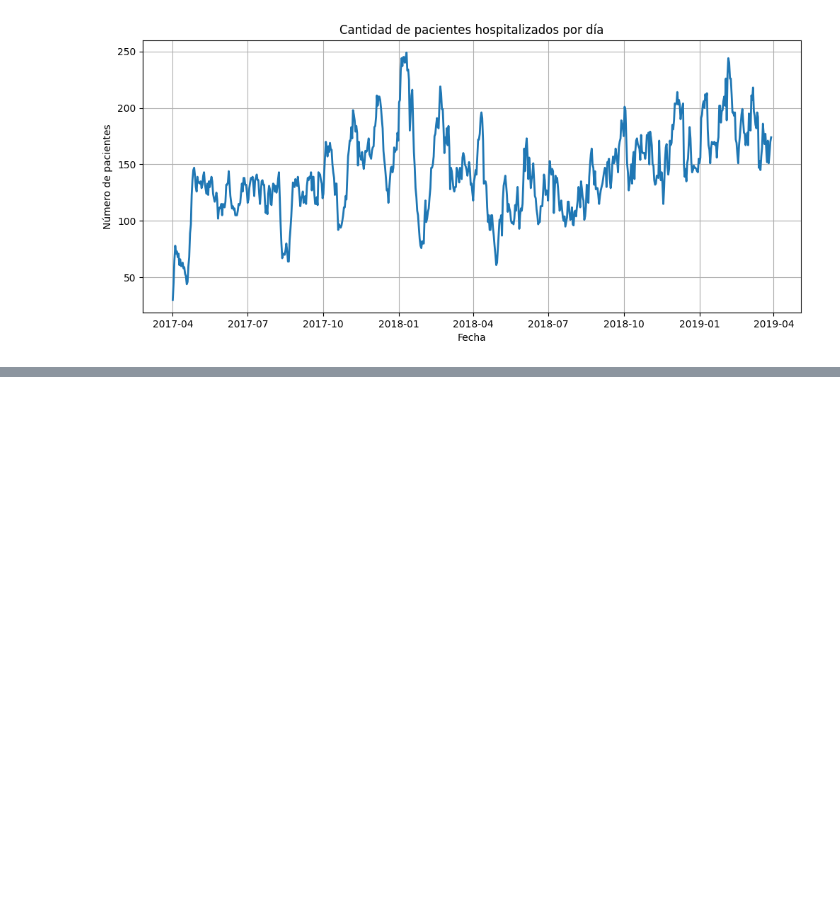
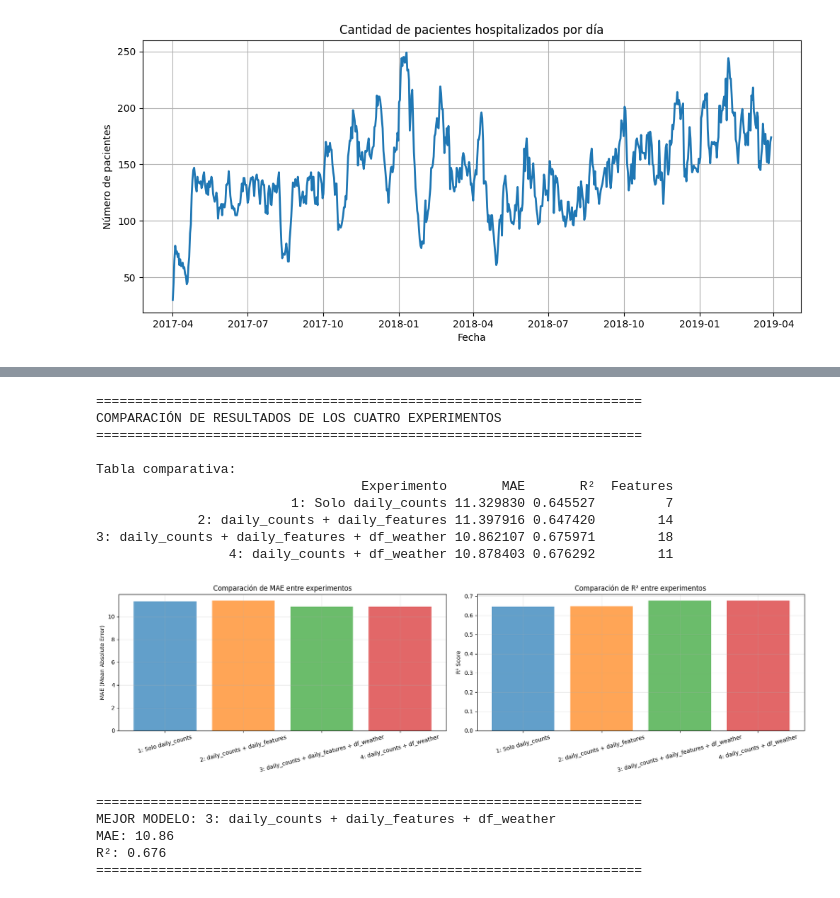
Before and after one commit to Gaby-D/Proyecto_Final_IC_2025, a Jupyter notebook: 04_RandomForest.ipynb, the cells around one changed output, grey strips where cells are left out. Saved outputs shown, nothing was run; the diff lists cells and outputs as text; code cells hidden in the pictures; blank space fills up the shorter version.

```diff
--- a/04_RandomForest.ipynb
+++ b/04_RandomForest.ipynb
@@ -411,0 +584,75 @@ R²: 0.682
+# %%
+# ============================================================================
+# COMPARACIÓN DE RESULTADOS
+# ============================================================================
+print("\n" + "=" * 70)
+print("COMPARACIÓN DE RESULTADOS DE LOS CUATRO EXPERIMENTOS")
+print("=" * 70)
+
+# Crear tabla comparativa
+comparison_df = pd.DataFrame({
+    'Experimento': [
+        '1: Solo daily_counts',
+        '2: daily_counts + daily_features',
+        '3: daily_counts + daily_features + df_weather',
+        '4: daily_counts + df_weather'
+    ],
+    'MAE': [mae_exp1, mae_exp2, mae_exp3, mae_exp4],
+    'R²': [r2_exp1, r2_exp2, r2_exp3, r2_exp4],
+    'Features': [
+        len(feature_cols_exp1),
+        len(feature_cols_exp2),
+        len(feature_cols_exp3),
+        len(feature_cols_exp4)
+    ]
+})
+
+print("\nTabla comparativa:")
+print(comparison_df.to_string(index=False))
+
+# Visualización comparativa
+fig, axes = plt.subplots(1, 2, figsize=(18, 5))
+
+# Gráfico de barras para MAE
+axes[0].bar(comparison_df['Experimento'], comparison_df['MAE'],
+            color=['tab:blue', 'tab:orange', 'tab:green', 'tab:red'], alpha=0.7)
+axes[0].set_ylabel('MAE (Mean Absolute Error)')
+axes[0].set_title('Comparación de MAE entre experimentos')
+axes[0].tick_params(axis='x', rotation=15)
+axes[0].grid(True, alpha=0.3)
+
+# Gráfico de barras para R²
+axes[1].bar(comparison_df['Experimento'], comparison_df['R²'],
+            color=['tab:blue', 'tab:orange', 'tab:green', 'tab:red'], alpha=0.7)
+axes[1].set_ylabel('R² Score')
+axes[1].set_title('Comparación de R² entre experimentos')
+axes[1].tick_params(axis='x', rotation=15)
+axes[1].grid(True, alpha=0.3)
+
+plt.tight_layout()
+plt.show()
+
+# Determinar el mejor modelo
+best_idx = comparison_df['MAE'].idxmin()
+print(f"\n{'=' * 70}")
+print(f"MEJOR MODELO: {comparison_df.loc[best_idx, 'Experimento']}")
+print(f"MAE: {comparison_df.loc[best_idx, 'MAE']:.2f}")
+print(f"R²: {comparison_df.loc[best_idx, 'R²']:.3f}")
+print(f"{'=' * 70}")
+# %% [output]
+======================================================================
+COMPARACIÓN DE RESULTADOS DE LOS CUATRO EXPERIMENTOS
+======================================================================
+
+Tabla comparativa:
+                                  Experimento       MAE       R²  Features
+                         1: Solo daily_counts 11.329830 0.645527         7
+             2: daily_counts + daily_features 11.397916 0.647420        14
+3: daily_counts + daily_features + df_weather 10.862107 0.675971        18
+                 4: daily_counts + df_weather 10.878403 0.676292        11
+[figure, added]
+======================================================================
+MEJOR MODELO: 3: daily_counts + daily_features + df_weather
+MAE: 10.86
+R²: 0.676
+======================================================================
```
Also changed, not shown: parts of 6 cells of this notebook, 1 other file.
